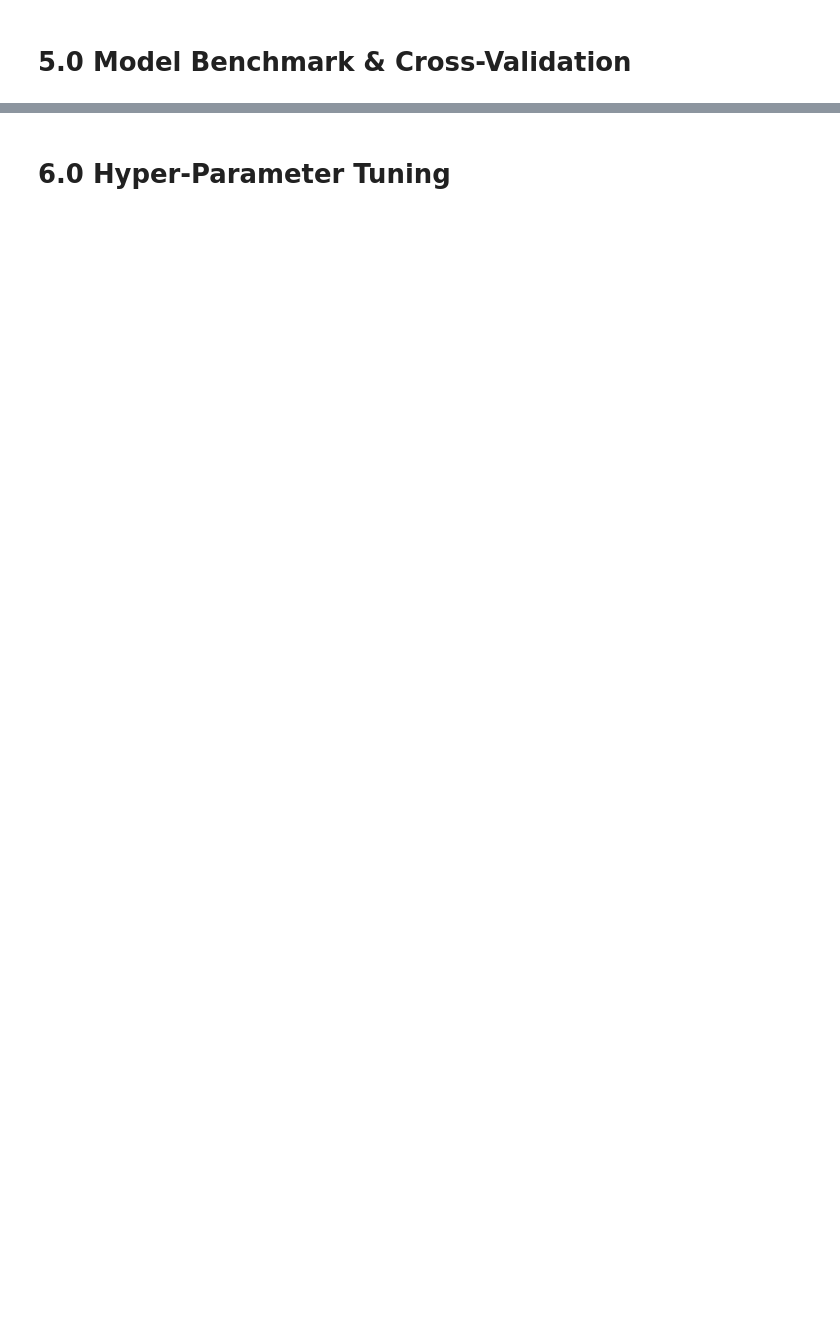
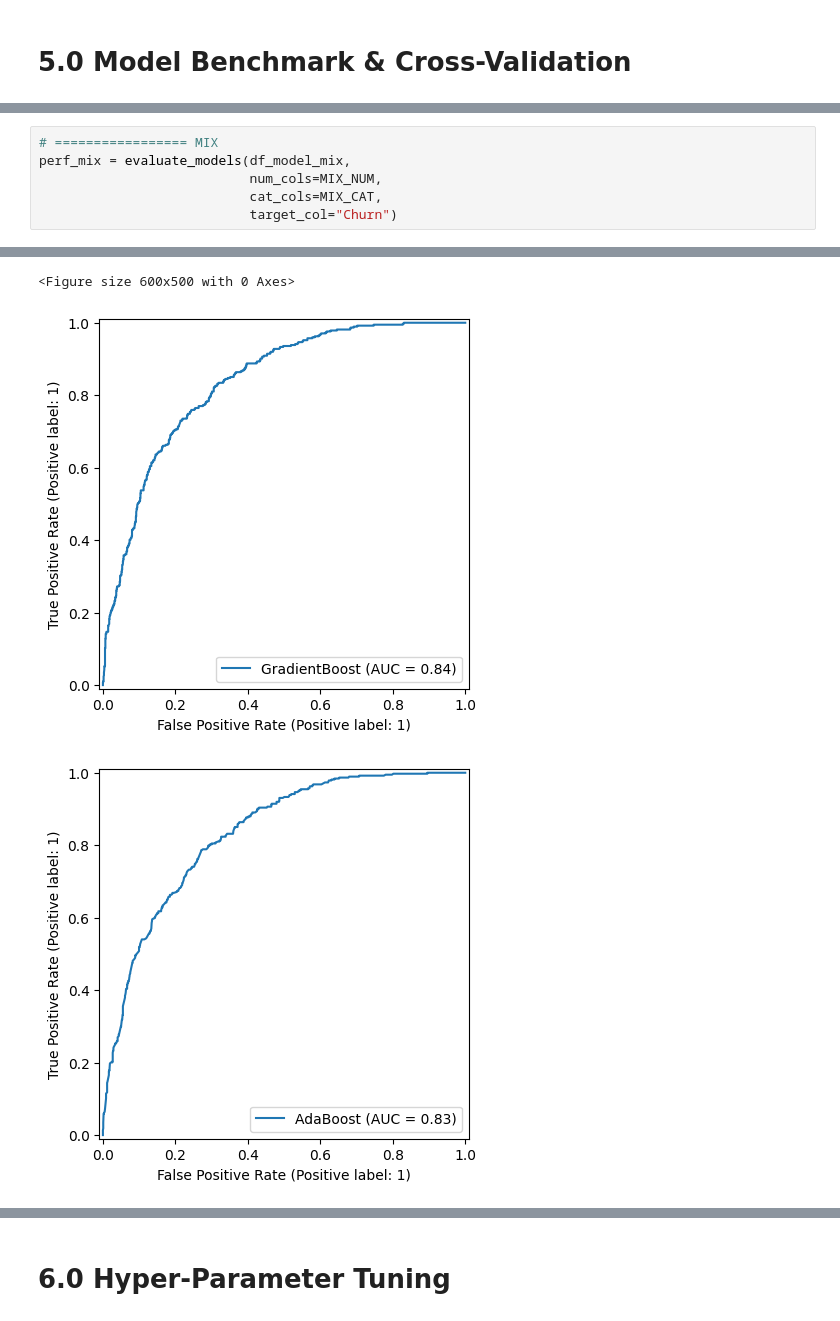
Before and after one commit to sidneipj1/telco_churn_case, a Jupyter notebook: notebooks/00_exploration_telco_churn_case.ipynb, the cells around one changed output, grey strips where cells are left out. Drawn from its saved outputs; the diff is of its cells as text; blank space fills up the shorter version.

```diff
--- a/notebooks/00_exploration_telco_churn_case.ipynb
+++ b/notebooks/00_exploration_telco_churn_case.ipynb
@@ -987,0 +1213,7 @@ df_model = df_features.drop(columns=["charge_tenure_ratio"])
+# %%
+# ================= MIX
+perf_mix = evaluate_models(df_model_mix,
+                           num_cols=MIX_NUM,
+                           cat_cols=MIX_CAT,
+                           target_col="Churn")
+# %% [output]
@@ -987,0 +1240,3 @@ df_model = df_features.drop(columns=["charge_tenure_ratio"])
+<Figure size 600x500 with 0 Axes>
+[figure, added]
+[figure, added]
```
Also changed, not shown: parts of 30 cells of this notebook, 8 other files.
